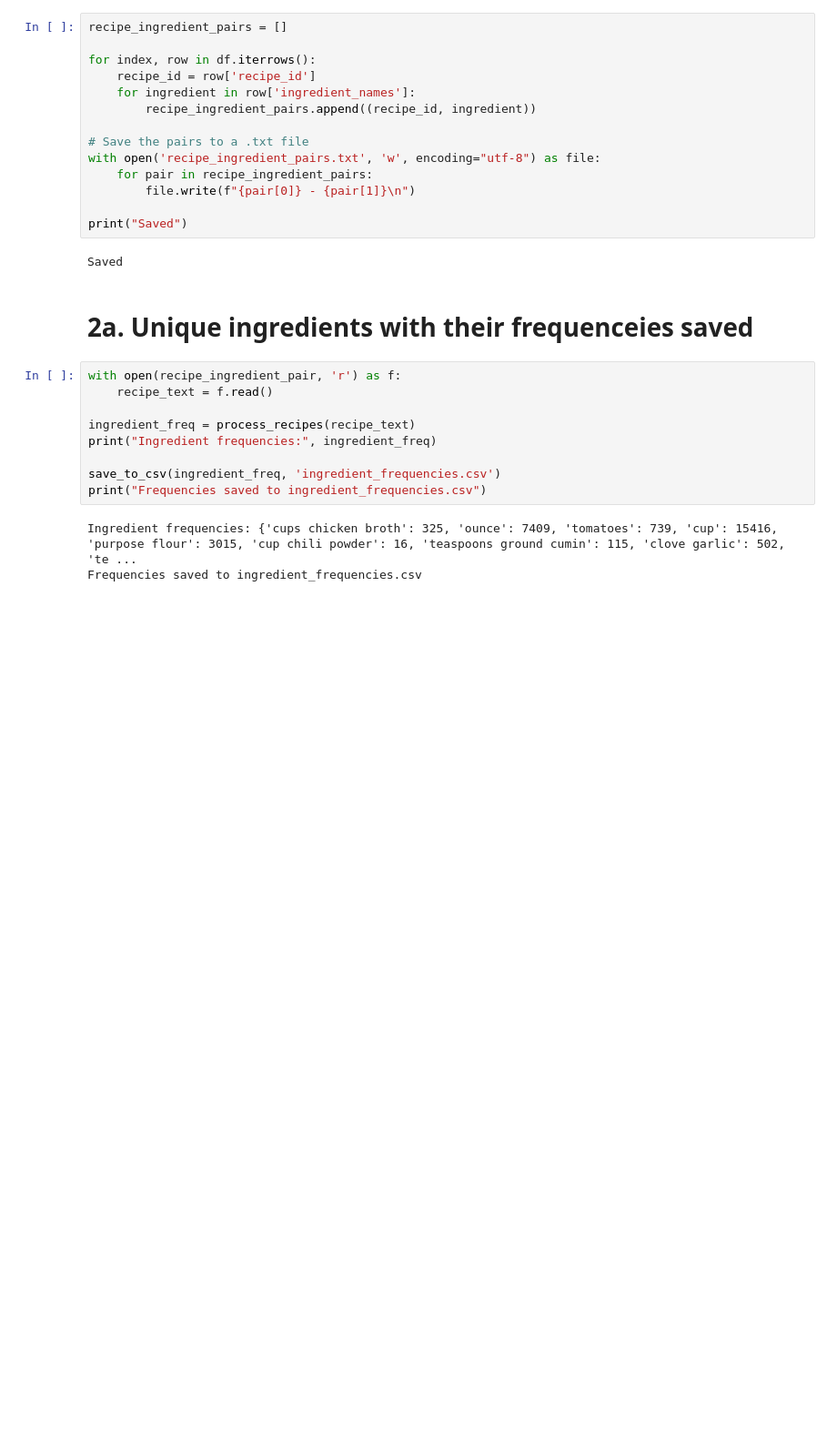
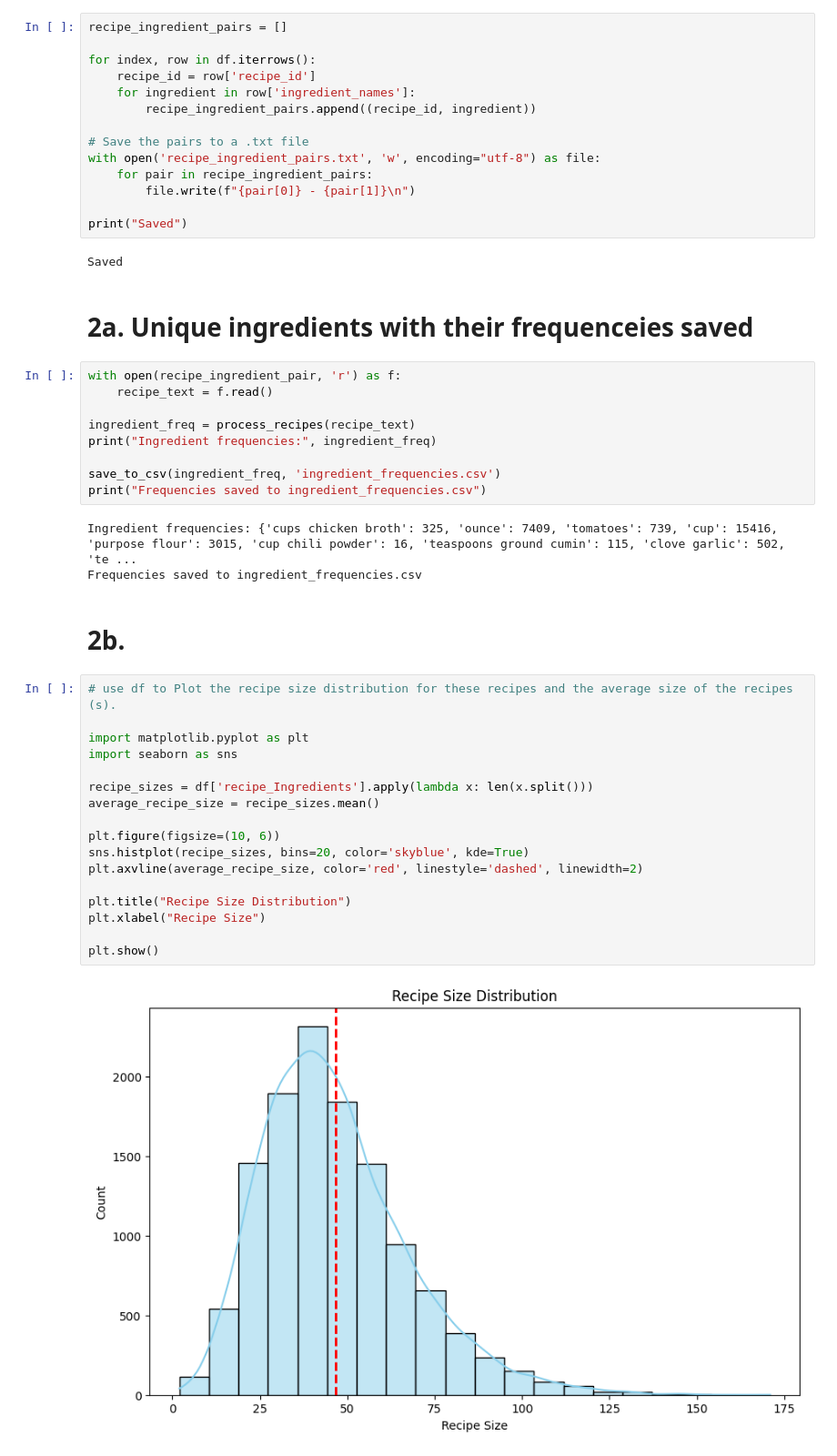
Before and after one commit to oberoir080/CGAS, a Jupyter notebook: cgas-assignment1 (1).ipynb, the cells around one changed output. Shown at 91% size. Saved outputs shown, nothing was run; the diff lists cells and outputs as text; blank space fills up the shorter version.

```diff
--- a/cgas-assignment1 (1).ipynb
+++ b/cgas-assignment1 (1).ipynb
@@ -187,3 +162,24 @@ print("Frequencies saved to ingredient_frequencies.csv")
 # %% [output]
 Ingredient frequencies: {'cups chicken broth': 325, 'ounce': 7409, 'tomatoes': 739, 'cup': 15416, 'purpose flour': 3015, 'cup chili powder': 16, 'teaspoons ground cumin': 115, 'clove garlic': 502, 'te ...
 Frequencies saved to ingredient_frequencies.csv
+# %% [markdown]
+# 2b.
+# %%
+# use df to Plot the recipe size distribution for these recipes and the average size of the recipes (s).
+
+import matplotlib.pyplot as plt
+import seaborn as sns
+
+recipe_sizes = df['recipe_Ingredients'].apply(lambda x: len(x.split()))
+average_recipe_size = recipe_sizes.mean()
+
+plt.figure(figsize=(10, 6))
+sns.histplot(recipe_sizes, bins=20, color='skyblue', kde=True)
+plt.axvline(average_recipe_size, color='red', linestyle='dashed', linewidth=2)
+
+plt.title("Recipe Size Distribution")
+plt.xlabel("Recipe Size")
+
+plt.show()
+# %% [output]
+[figure, added]
```
Also changed, not shown: parts of 7 cells of this notebook, 1 other file.
